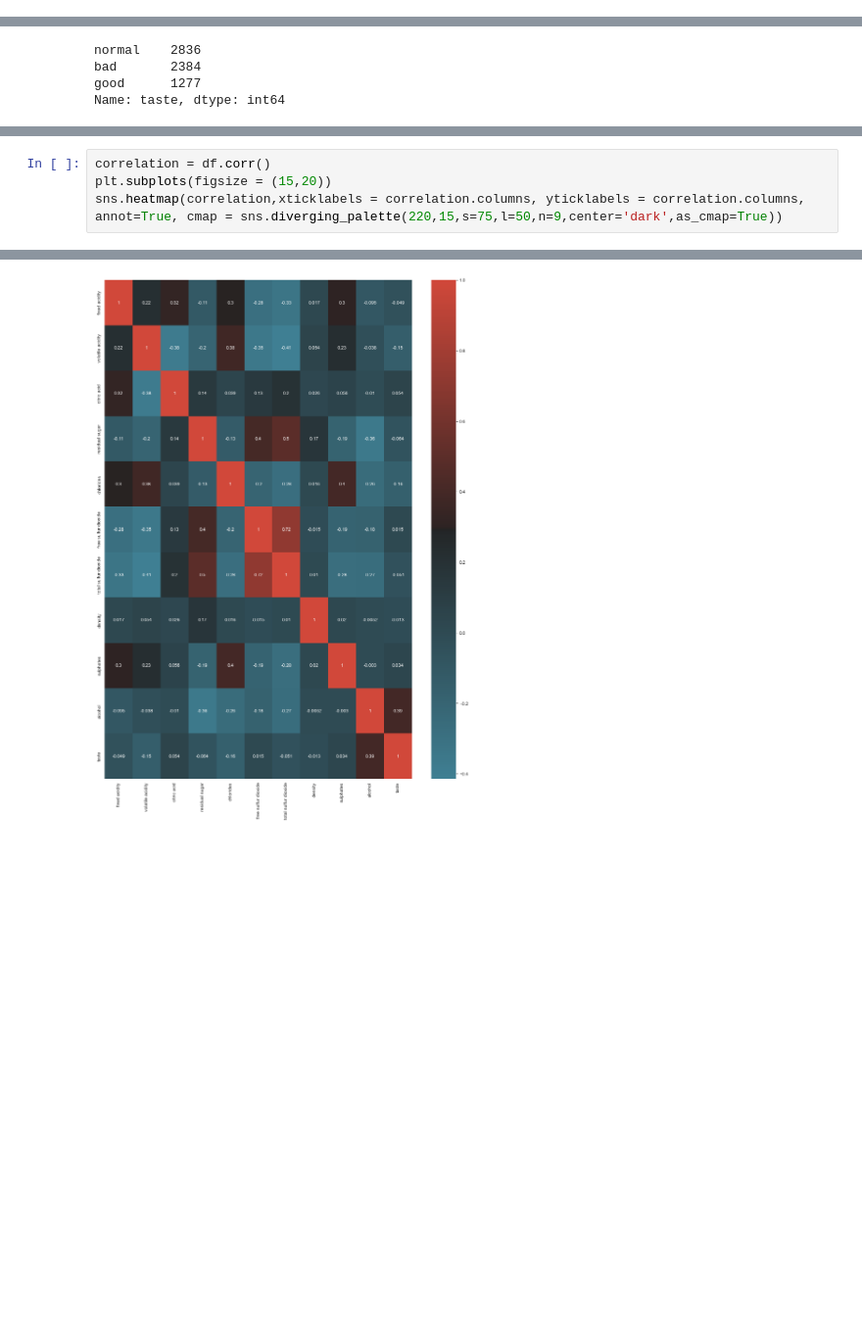
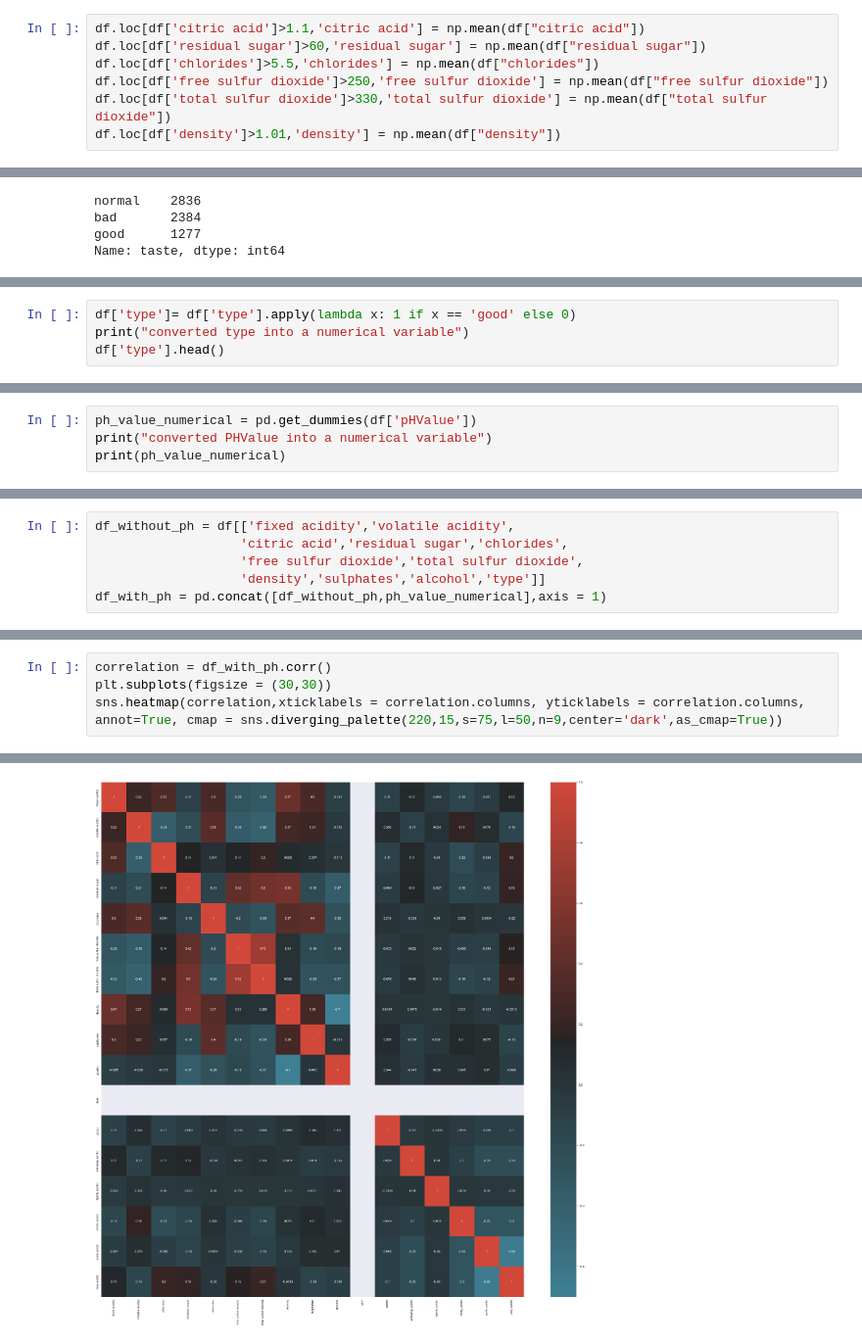
Before and after one commit to humairaq/Machine_Learning, a Jupyter notebook: ML-Project_2/ML_SP22_Project_2.ipynb, the cells around one changed output, grey strips where cells are left out. Shown at 98% size. Cells and saved outputs as stored; diff of their text form; blank space fills up the shorter version.

```diff
--- a/ML-Project_2/ML_SP22_Project_2.ipynb
+++ b/ML-Project_2/ML_SP22_Project_2.ipynb
@@ -238,0 +281,7 @@ df2.boxplot(figsize=(25,5))
+# %%
+df.loc[df['citric acid']>1.1,'citric acid'] = np.mean(df["citric acid"])
+df.loc[df['residual sugar']>60,'residual sugar'] = np.mean(df["residual sugar"])
+df.loc[df['chlorides']>5.5,'chlorides'] = np.mean(df["chlorides"])
+df.loc[df['free sulfur dioxide']>250,'free sulfur dioxide'] = np.mean(df["free sulfur dioxide"])
+df.loc[df['total sulfur dioxide']>330,'total sulfur dioxide'] = np.mean(df["total sulfur dioxide"])
+df.loc[df['density']>1.01,'density'] = np.mean(df["density"])
@@ -263,0 +329,4 @@ df['taste']= df['taste'].apply(lambda x: 1 if x == 'good' else 0)
+# %%
+df['type']= df['type'].apply(lambda x: 1 if x == 'good' else 0)
+print("converted type into a numerical variable")
+df['type'].head()
@@ -263,0 +345,4 @@ df['taste']= df['taste'].apply(lambda x: 1 if x == 'good' else 0)
+# %%
+ph_value_numerical = pd.get_dummies(df['pHValue'])
+print("converted PHValue into a numerical variable")
+print(ph_value_numerical)
@@ -263,0 +369,6 @@ df['taste']= df['taste'].apply(lambda x: 1 if x == 'good' else 0)
+# %%
+df_without_ph = df[['fixed acidity','volatile acidity',
+                   'citric acid','residual sugar','chlorides',
+                   'free sulfur dioxide','total sulfur dioxide',
+                   'density','sulphates','alcohol','type']]
+df_with_ph = pd.concat([df_without_ph,ph_value_numerical],axis = 1)
@@ -279,8 +398,8 @@ df.corr()
 # %%
-correlation = df.corr()
-plt.subplots(figsize = (15,20))
+correlation = df_with_ph.corr()
+plt.subplots(figsize = (30,30))
 sns.heatmap(correlation,xticklabels = correlation.columns, yticklabels = correlation.columns, annot=True, cmap = sns.diverging_palette(220,15,s=75,l=50,n=9,center='dark',as_cmap=True))
 # %% [output]
 <AxesSubplot:>
-[figure, old version]
+[figure, new version]
 # %%
```
Also changed, not shown: parts of 32 cells of this notebook.
